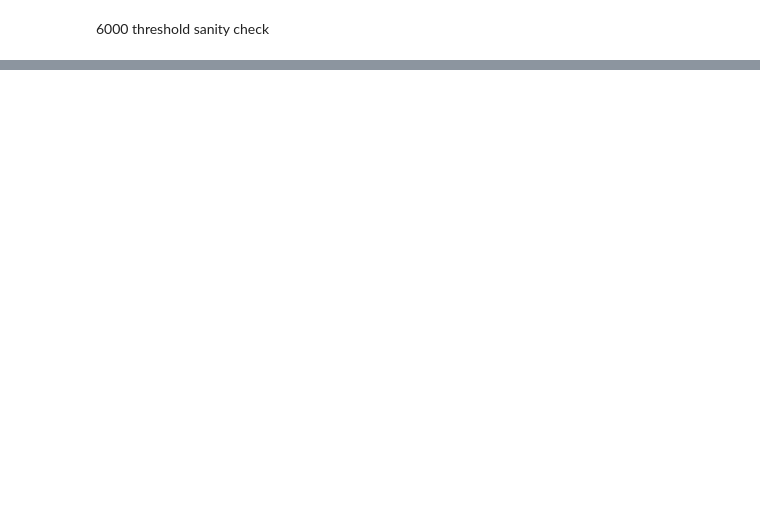
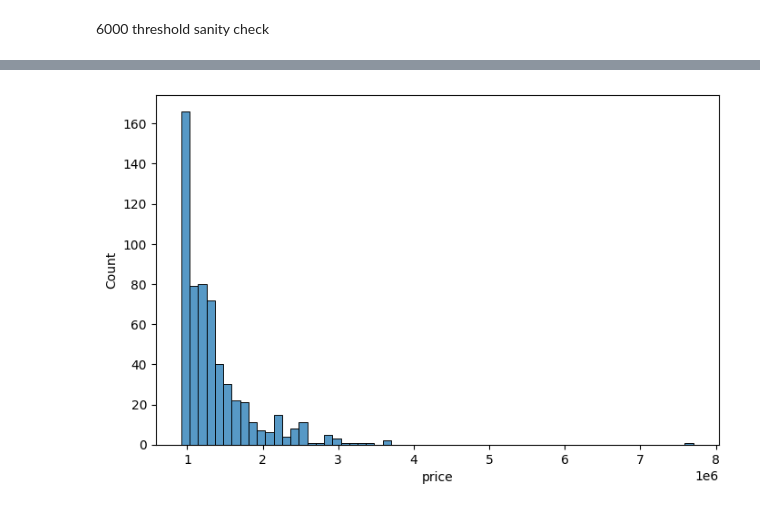
Before and after one commit to d-k-sch/eda_project_real_estate, a Jupyter notebook: EDA.ipynb, the cells around one changed output, grey strips where cells are left out. Cells and saved outputs as stored; diff of their text form; code cells hidden in the pictures; blank space fills up the shorter version.

```diff
--- a/EDA.ipynb
+++ b/EDA.ipynb
@@ -101,0 +285,5 @@ outskirts.shape
+# %%
+sns.histplot(data=top_central, x="price")
+plt.show()
+# %% [output]
+[figure, added]
```
Also changed, not shown: parts of 34 cells of this notebook.
